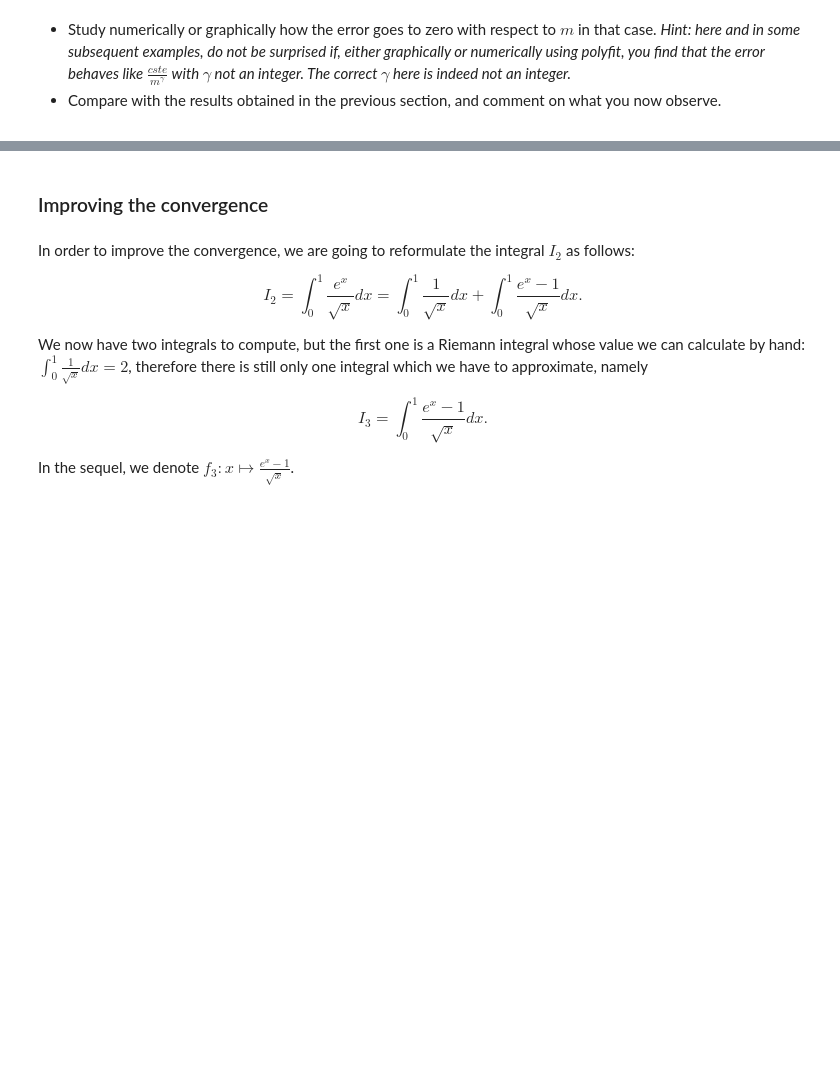
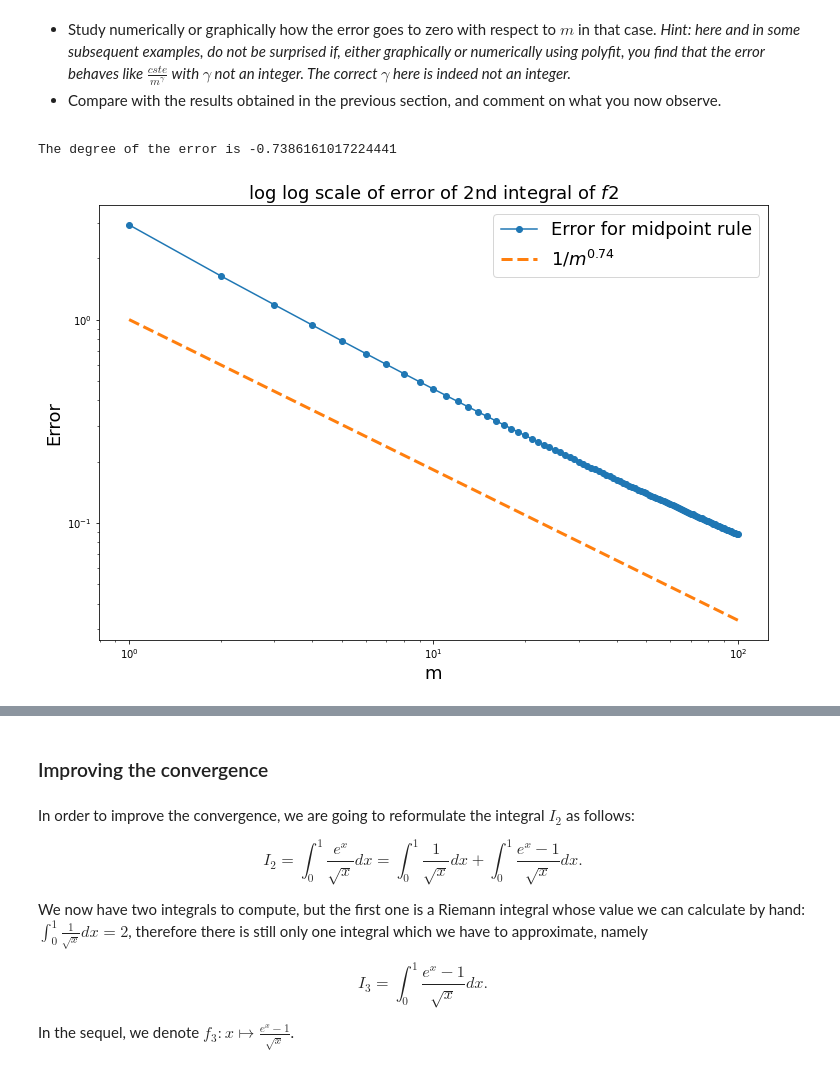
Before and after one commit to Ad1thya-R/MAA106, a Jupyter notebook: Exam/Exam.ipynb, the cells around one changed output, grey strips where cells are left out. Saved outputs shown, nothing was run; the diff lists cells and outputs as text; code cells hidden in the pictures; blank space fills up the shorter version.

```diff
--- a/Exam/Exam.ipynb
+++ b/Exam/Exam.ipynb
@@ -298,6 +298,42 @@ plt.show()
 
 - Study numerically or graphically how the error goes to zero with respect to $m$ in that case. *Hint: here and in some subsequent examples, do not be surprised if, either graphically or numerically using polyfit, you find that the error behaves like $\frac{cste}{m^\gamma}$ with $\gamma$ not an integer. The correct $\gamma$ here is indeed not an integer.*
 - Compare with the results obtained in the previous section, and comment on what you now observe.
+# %%
+
+a = 0
+b = 1
+I2 = 2.9253034918143632 # the almost exact value of the integral
+
+
+
+m_max = 100
+tab_m = np.arange(1, m_max+1)
+tab_Imid = np.zeros(m_max)
+
+# computation of the approximated value of the integral for m = 1,...,m_max
+for m in tab_m:
+    tab_Imid[m-1] = composite_midpoint_rule(f2,a,b,m)
+
+# computation of the error
+tab_err_mid = np.abs(tab_Imid - I2)
+
+
+fig = plt.figure(figsize=(12, 8))
+plt.plot(tab_m, tab_err_mid, marker="o", label="Error for midpoint rule")
+plt.plot(tab_m, 1/tab_m**(0.74), linestyle="--", linewidth=3, label="$1/m^{0.74}$")
+plt.xlabel('m', fontsize = 18)
+plt.ylabel('Error', fontsize = 18)
+plt.legend(fontsize = 18)
+plt.title('log log scale of error of 2nd integral of $f2$', fontsize = 18)
+plt.yscale('log') # add as many lines as you need here
+plt.xscale('log')
+# use polyfit
+m, c = np.polyfit(np.log(tab_m), np.log(tab_err_mid), 1)
+print("The degree of the error is", m)
+plt.show()
+# %% [output]
+The degree of the error is -0.7386161017224441
+[figure, added]
 # %% [markdown]
 <div  markdown=1 class="Answer">
 # %% [markdown]
```
Also changed, not shown: parts of 17 cells of this notebook.
